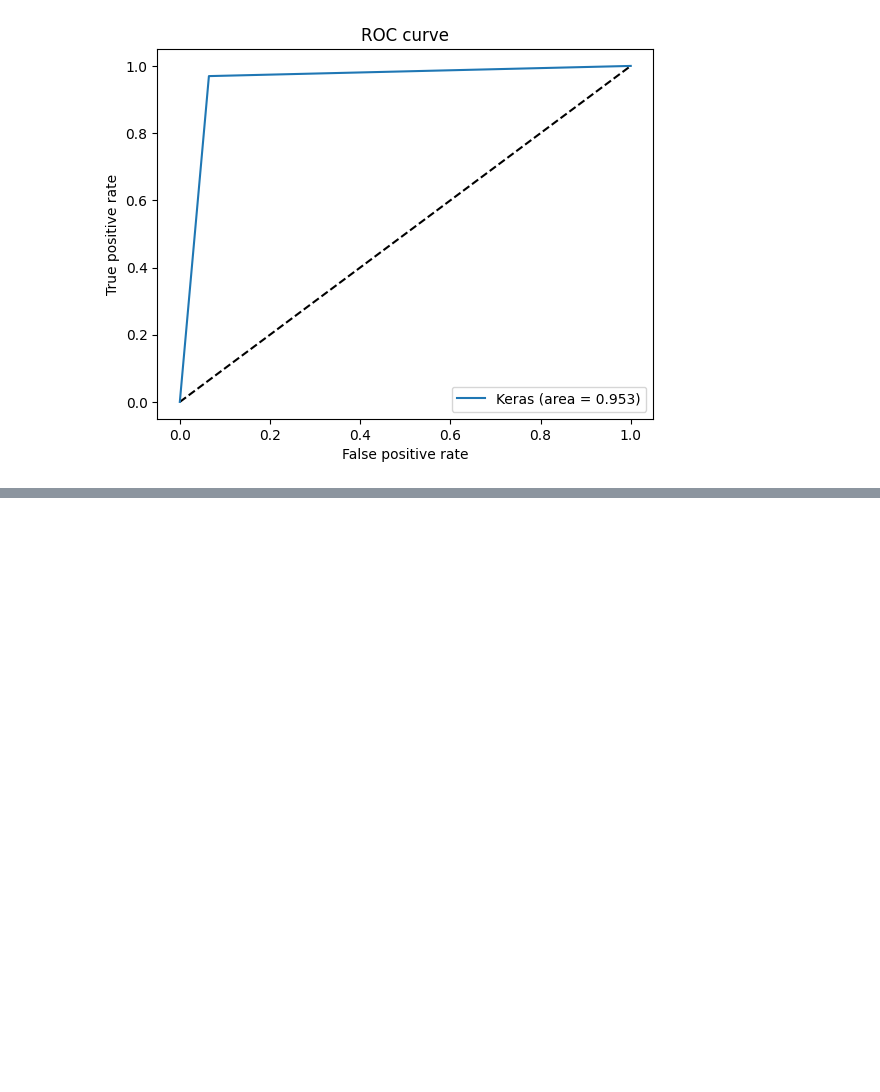
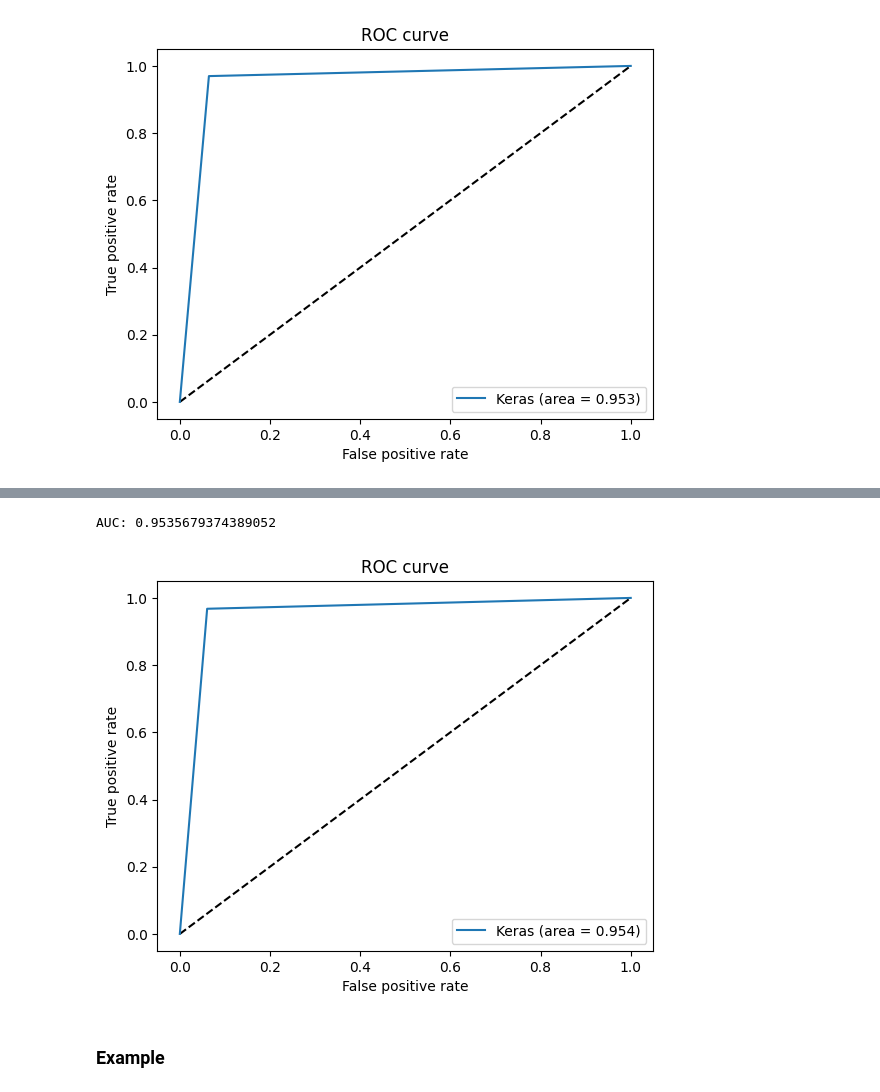
Before and after one commit to vburlay/Severstal, a Jupyter notebook: EDA(Binary classification).ipynb, the cells around one changed output, grey strips where cells are left out. Drawn from its saved outputs; the diff is of its cells as text; code cells hidden in the pictures; blank space fills up the shorter version.

```diff
--- a/EDA(Binary classification).ipynb
+++ b/EDA(Binary classification).ipynb
@@ -586,0 +624,12 @@ AUC: 0.9525904203323559
+# %%
+accuracy = report['accuracy']
+macro_precision =  report['macro avg']['precision']
+macro_recall = report['macro avg']['recall']
+macro_f1 = report['macro avg']['f1-score']
+fpr_keras, tpr_keras, _ = roc_curve(y_true, predict)
+auc_keras = auc(fpr_keras, tpr_keras)
+print(f'AUC: {auc_keras}')
+roc_cur(fpr_keras, tpr_keras,auc_keras)
+# %% [output]
+AUC: 0.9535679374389052
+[figure, added]
@@ -586,0 +640,2 @@ AUC: 0.9525904203323559
+# %% [markdown]
+### Example
```
Also changed, not shown: parts of 10 cells of this notebook, 1 other file.
